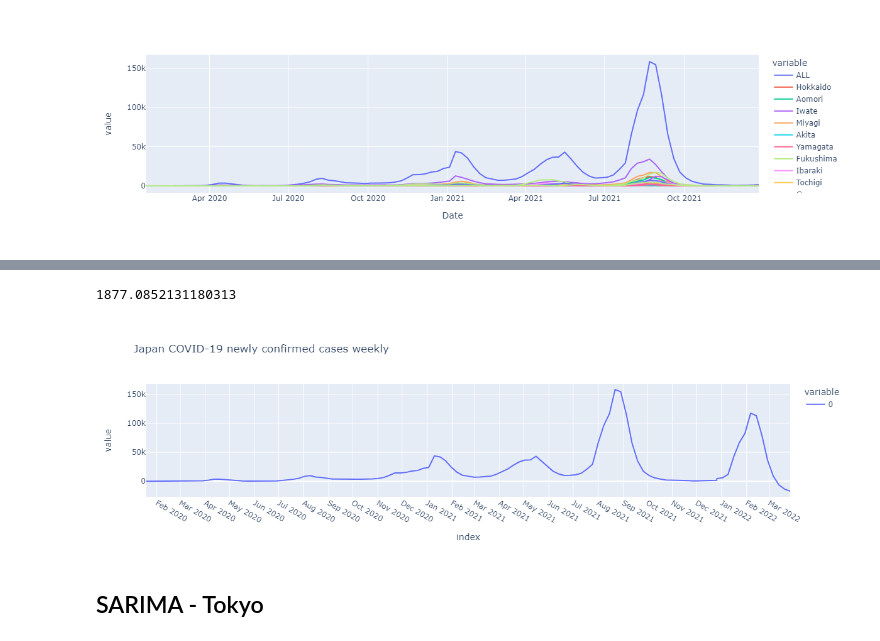
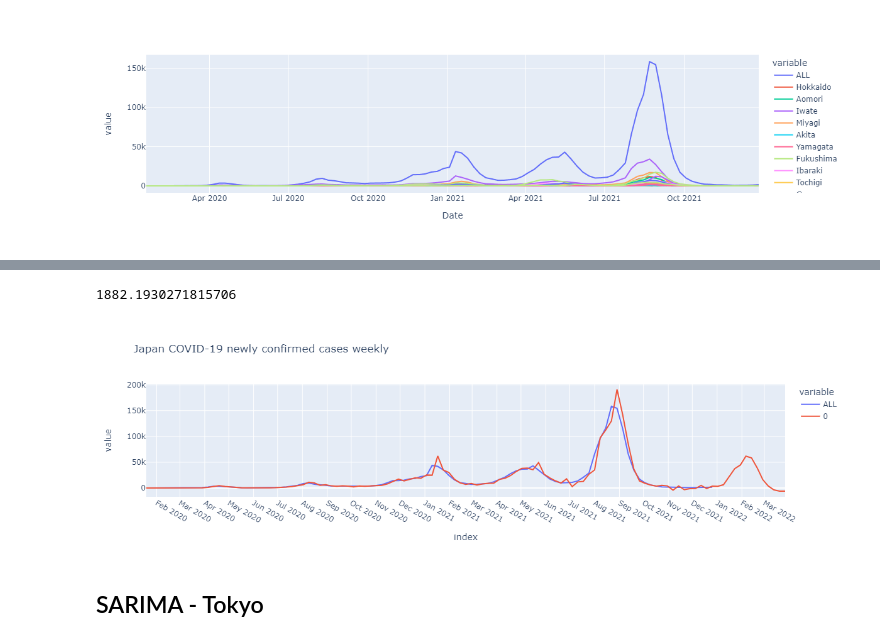
Before and after one commit to newini/learn-ml, a Jupyter notebook: time-series/sarima.ipynb, the cells around one changed output, grey strips where cells are left out. Saved outputs shown, nothing was run; the diff lists cells and outputs as text; code cells hidden in the pictures.

Commit message:
Updated sarima model

```diff
--- a/time-series/sarima.ipynb
+++ b/time-series/sarima.ipynb
@@ -144,24 +136,25 @@ Best AIC model: [(2, 2, 1), (1, 1, 1, 12), 1848.3383793692174]
 # %%
-order = (1, 2, 0)
-seasonal_order = (1, 1, 0, 12)
+order = (1, 1, 1)
+seasonal_order = (1, 1, 1, 12)
 model = SARIMAX(df_gr.ALL, order=order, seasonal_order=seasonal_order)
-result = model.fit(disp=False)
-result.aic
+result_all = model.fit(disp=False)
+result_all.aic
 # %% [output]
-1877.0852131180313
+1882.1930271815706
 # %%
-ts_forecast = result.predict(start=df_gr.index[-1], end=df_gr.index[-1]+relativedelta(months=3))
-#display(ts_forecast[:10])
+ts_forecast = result_all.predict(start=df_gr.index[0], end=df_gr.index[-1]+relativedelta(months=3))
 
-fig = px.line(pd.concat([df_gr.ALL, ts_forecast]), title='Japan COVID-19 newly confirmed cases weekly')
+temp_df = df_gr.ALL.to_frame()
+temp_df = pd.concat([temp_df, ts_forecast])
+fig = px.line(temp_df, title='Japan COVID-19 newly confirmed cases weekly')
 fig.update_layout({
     'xaxis': {
         'dtick': 'M1'
     }
 })
 fig.show()
 # %% [output]
-[figure, old version]
+[figure, new version]
 # %% [markdown]
 ## SARIMA - Tokyo
 # %%
```
Also changed, not shown: parts of 9 cells of this notebook.
